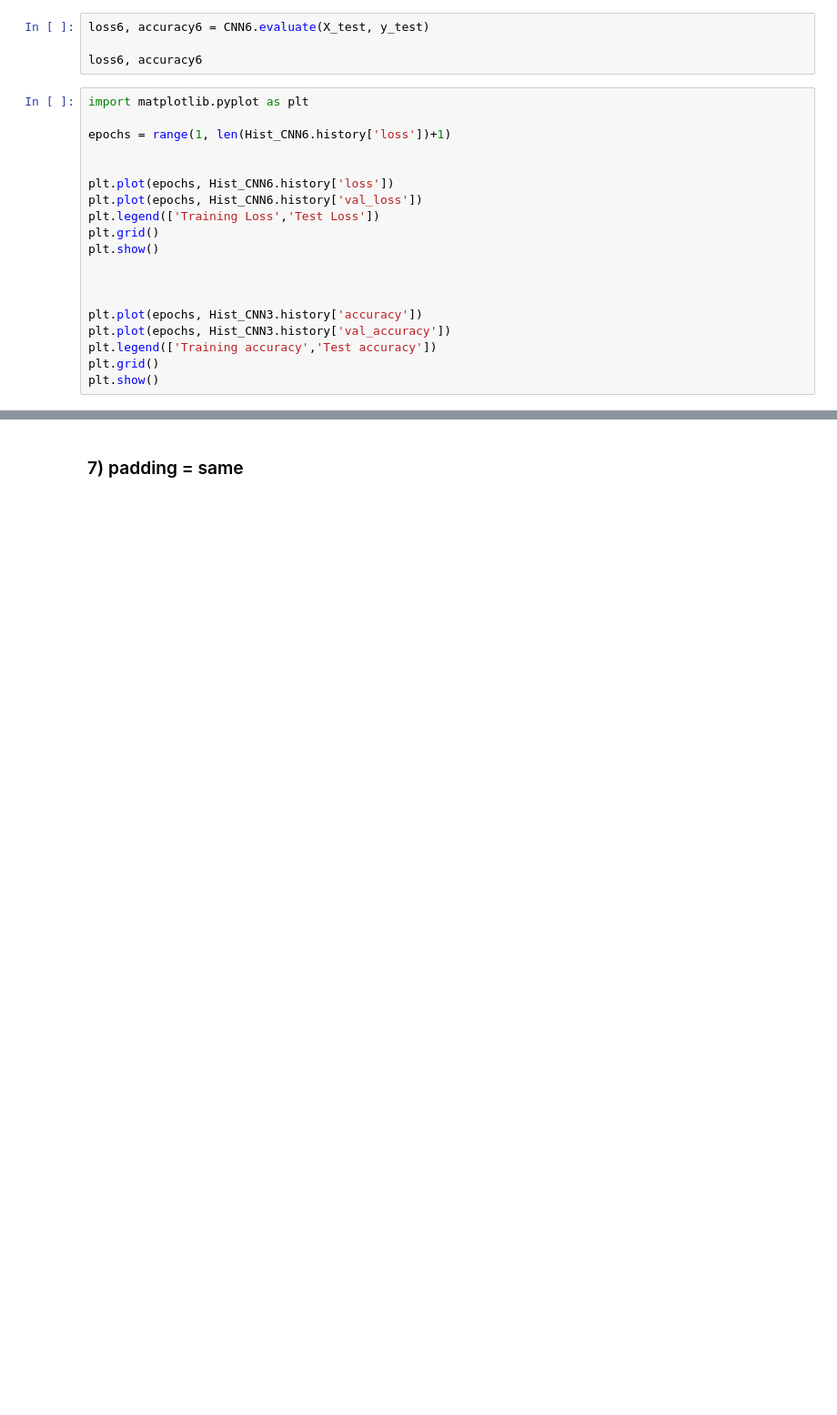
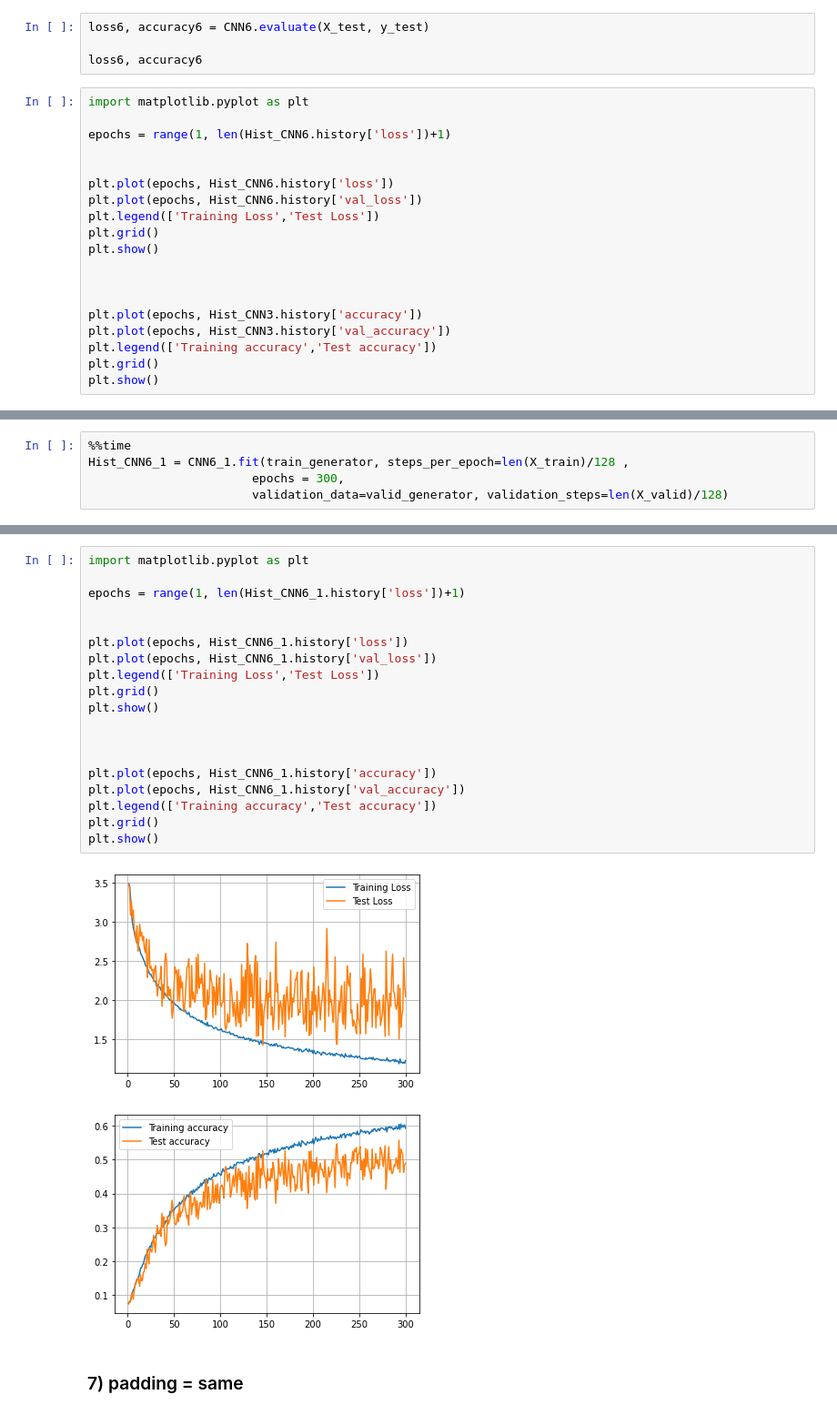
Before and after one commit to Seungeun-Song/Study-for-K-Digital-AI-developer, a Jupyter notebook: Practice/21_03_24_연습3.ipynb, the cells around one changed output, grey strips where cells are left out. Shown at 91% size. Cells and saved outputs as stored; diff of their text form; blank space fills up the shorter version.

```diff
--- a/Practice/21_03_24_연습3.ipynb
+++ b/Practice/21_03_24_연습3.ipynb
@@ -739,0 +795,5 @@ plt.show()
+# %%
+%%time
+Hist_CNN6_1 = CNN6_1.fit(train_generator, steps_per_epoch=len(X_train)/128 ,
+                       epochs = 300,
+                       validation_data=valid_generator, validation_steps=len(X_valid)/128)
@@ -740,3 +825,25 @@ plt.show()
+# %%
+import matplotlib.pyplot as plt
+
+epochs = range(1, len(Hist_CNN6_1.history['loss'])+1)
+
+
+plt.plot(epochs, Hist_CNN6_1.history['loss'])
+plt.plot(epochs, Hist_CNN6_1.history['val_loss'])
+plt.legend(['Training Loss','Test Loss'])
+plt.grid()
+plt.show()
+
+
+
+plt.plot(epochs, Hist_CNN6_1.history['accuracy'])
+plt.plot(epochs, Hist_CNN6_1.history['val_accuracy'])
+plt.legend(['Training accuracy','Test accuracy'])
+plt.grid()
+plt.show()
+# %% [output]
+[figure, added]
+[figure, added]
 # %% [markdown]
 ### 7) padding = same
 # %%
```
Also changed, not shown: parts of 14 cells of this notebook.
